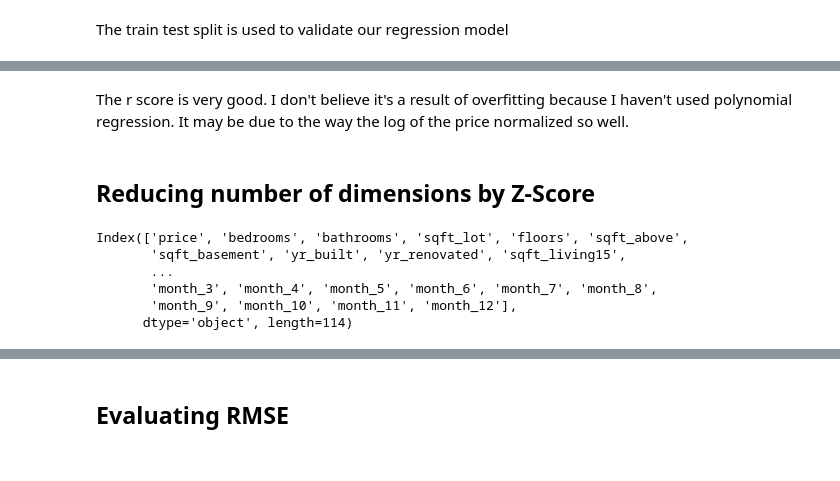
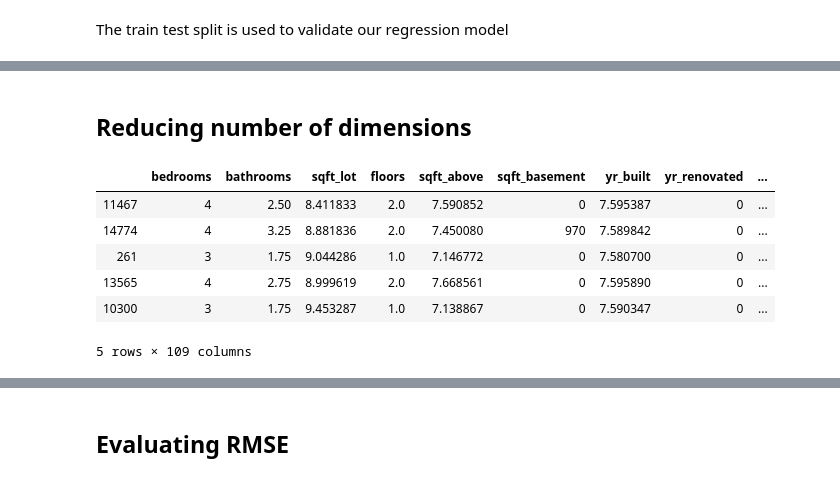
Before and after one commit to aradaha/dsc-mod-2-project-v2-1-onl01-dtsc-ft-030220, a Jupyter notebook: student.ipynb, the cells around one changed output, grey strips where cells are left out. Drawn from its saved outputs; the diff is of its cells as text; code cells hidden in the pictures.

```diff
--- a/student.ipynb
+++ b/student.ipynb
@@ -529,13 +575,12 @@ r_score
-# %% [markdown]
-The r score is very good. I don't believe it's a result of overfitting because I haven't used polynomial regression. It may be due to the way the log of the price normalized so well.
 # %% [markdown]
-## Reducing number of dimensions by Z-Score
+## Reducing number of dimensions
 # %%
-X_train.columns
+X_train.head()
 # %% [output]
+|  | bedrooms | bathrooms | sqft_lot | floors | sqft_above | sqft_basement | yr_built | yr_renovated | ... |
+| 11467 | 4 | 2.50 | 8.411833 | 2.0 | 7.590852 | 0 | 7.595387 | 0 | ... |
+| 14774 | 4 | 3.25 | 8.881836 | 2.0 | 7.450080 | 970 | 7.589842 | 0 | ... |
+| 261 | 3 | 1.75 | 9.044286 | 1.0 | 7.146772 | 0 | 7.580700 | 0 | ... |
+| 13565 | 4 | 2.75 | 8.999619 | 2.0 | 7.668561 | 0 | 7.595890 | 0 | ... |
+| 10300 | 3 | 1.75 | 9.453287 | 1.0 | 7.138867 | 0 | 7.590347 | 0 | ... |
-Index(['price', 'bedrooms', 'bathrooms', 'sqft_lot', 'floors', 'sqft_above',
-       'sqft_basement', 'yr_built', 'yr_renovated', 'sqft_living15',
-       ...
-       'month_3', 'month_4', 'month_5', 'month_6', 'month_7', 'month_8',
-       'month_9', 'month_10', 'month_11', 'month_12'],
-      dtype='object', length=114)
+5 rows × 109 columns
```
Also changed, not shown: parts of 7 cells of this notebook.
